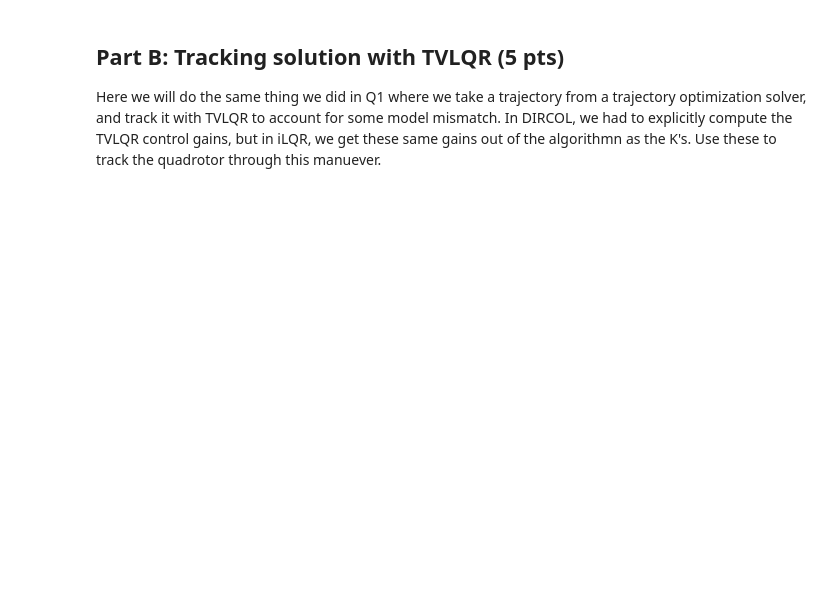
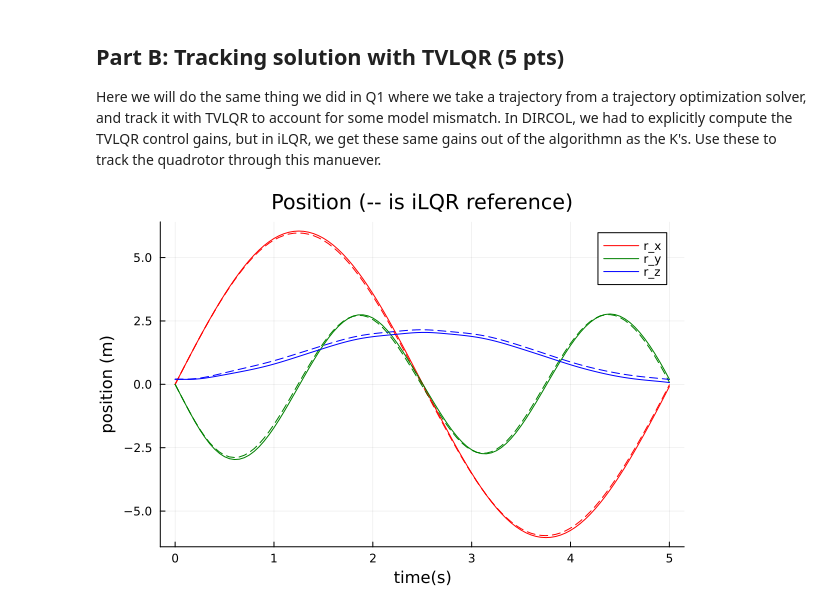
Before and after one commit to Guo-lab/16745-Optimal-Control-and-RL, a Jupyter notebook: HW3_S24-main/Q2.ipynb, the cells around one changed output. Saved outputs shown, nothing was run; the diff lists cells and outputs as text; code cells hidden in the pictures; blank space fills up the shorter version.

```diff
--- a/HW3_S24-main/Q2.ipynb
+++ b/HW3_S24-main/Q2.ipynb
@@ -498,50 +540,62 @@ Here we will do the same thing we did in Q1 where we take a trajectory from a tr
 # %%
 @testset "iLQR with model error" begin
 
-    # set verbose to false when you submit
-    Xilqr, Uilqr, Kilqr, t_vec, params =  solve_quadrotor_trajectory(verbose = false)
+	# set verbose to false when you submit
+	Xilqr, Uilqr, Kilqr, t_vec, params = solve_quadrotor_trajectory(verbose = false)
 
-    # real model parameters for dynamics
-    model_real = (mass=0.5,
-            J=Diagonal([0.0025, 0.002, 0.0045]),
-            gravity=[0,0,-9.81],
-            L=0.1550,
-            kf=0.9,
-            km=0.0365,dt = 0.05)
+	# real model parameters for dynamics
+	model_real = (mass = 0.5,
+		J = Diagonal([0.0025, 0.002, 0.0045]),
+		gravity = [0, 0, -9.81],
+		L = 0.1550,
+		kf = 0.9,
+		km = 0.0365, dt = 0.05)
 
-    # simulate closed loop system
-    nx, nu, N = params.nx, params.nu, params.N
-    Xsim = [zeros(nx) for i = 1:N]
-    Usim = [zeros(nx) for i = 1:(N-1)]
+	# simulate closed loop system
+	nx, nu, N = params.nx, params.nu, params.N
+	Xsim = [zeros(nx) for i ∈ 1:N]
+	Usim = [zeros(nx) for i ∈ 1:(N-1)]
 
-    # initial condition
-    Xsim[1] = 1*Xilqr[1]
+	# initial condition
+	Xsim[1] = 1 * Xilqr[1]
 
-    # TODO: simulate with closed loop control
-    for i = 1:(N-1)
+	# TODO: simulate with closed loop control
+	for i ∈ 1:(N-1)
+		# Correctly compute control input using feedback law
+		# Equation: Usim = Uilqr - K * Δ
+		Usim[i] = Uilqr[i] + Kilqr[i] * (Xsim[i] - Xilqr[i])
 
-        Xsim[i+1] = rk4(model_real, quadrotor_dynamics, Xsim[i], Usim[i], model_real.dt)
-    end
+		# Update the state using the real dynamics and RK4 integration
+		Xsim[i+1] = rk4(model_real, quadrotor_dynamics, Xsim[i], Usim[i], model_real.dt)
+
+		# Check for numerical instability
+		if any(isnan.(Xsim[i+1])) || any(abs.(Xsim[i+1]) .> 1e6)
+			println("Simulation diverging at step $(i+1)")
+			break
+		end
+	end
 
 
-    # -----------------testing---------------------
-    @test 1e-6 <= norm(Xilqr[50] - Xsim[50],Inf) <= .3
-    @test 1e-6 <= norm(Xilqr[end] - Xsim[end],Inf) <= .3
+	# -----------------testing---------------------
+	@test 1e-6 <= norm(Xilqr[50] - Xsim[50], Inf) <= 0.3
+	@test 1e-6 <= norm(Xilqr[end] - Xsim[end], Inf) <= 0.3
 
-    # -----------------plotting---------------------
-    Xm = hcat(Xsim...)
-    Um = hcat(Usim...)
-    Xilqrm = hcat(Xilqr...)
-    Uilqrm = hcat(Uilqr...)
-    plot(t_vec,Xilqrm[1:3,:]',ls=:dash, label = "",lc = [:red :green :blue])
-    display(plot!(t_vec,Xm[1:3,:]',title = "Position (-- is iLQR reference)",
-                 xlabel = "time(s)", ylabel = "position (m)",
-                 label = ["r_x" "r_y" "r_z"],lc = [:red :green :blue]))
+	# -----------------plotting---------------------
+	Xm = hcat(Xsim...)
+	Um = hcat(Usim...)
+	Xilqrm = hcat(Xilqr...)
+	Uilqrm = hcat(Uilqr...)
+	plot(t_vec, Xilqrm[1:3, :]', ls = :dash, label = "", lc = [:red :green :blue])
+	display(plot!(t_vec, Xm[1:3, :]', title = "Position (-- is iLQR reference)",
+		xlabel = "time(s)", ylabel = "position (m)",
+		label = ["r_x" "r_y" "r_z"], lc = [:red :green :blue]))
 
-    plot(t_vec,Xilqrm[7:9,:]',ls=:dash, label = "",lc = [:red :green :blue])
-    display(plot!(t_vec,Xm[7:9,:]',title = "Attitude (-- is iLQR reference)",
-                 xlabel = "time(s)", ylabel = "Attitude (MRP)",
-                 label = ["p_x" "p_y" "p_z"],lc = [:red :green :blue]))
+	plot(t_vec, Xilqrm[7:9, :]', ls = :dash, label = "", lc = [:red :green :blue])
+	display(plot!(t_vec, Xm[7:9, :]', title = "Attitude (-- is iLQR reference)",
+		xlabel = "time(s)", ylabel = "Attitude (MRP)",
+		label = ["p_x" "p_y" "p_z"], lc = [:red :green :blue]))
 
-    display(animate_quadrotor(Xilqr, params.Xref, params.model.dt))
+	# display(animate_quadrotor(Xilqr, params.Xref, params.model.dt))
 end
+# %% [output]
+[figure, added]
```
Also changed, not shown: parts of 9 cells of this notebook, 6 other files.
